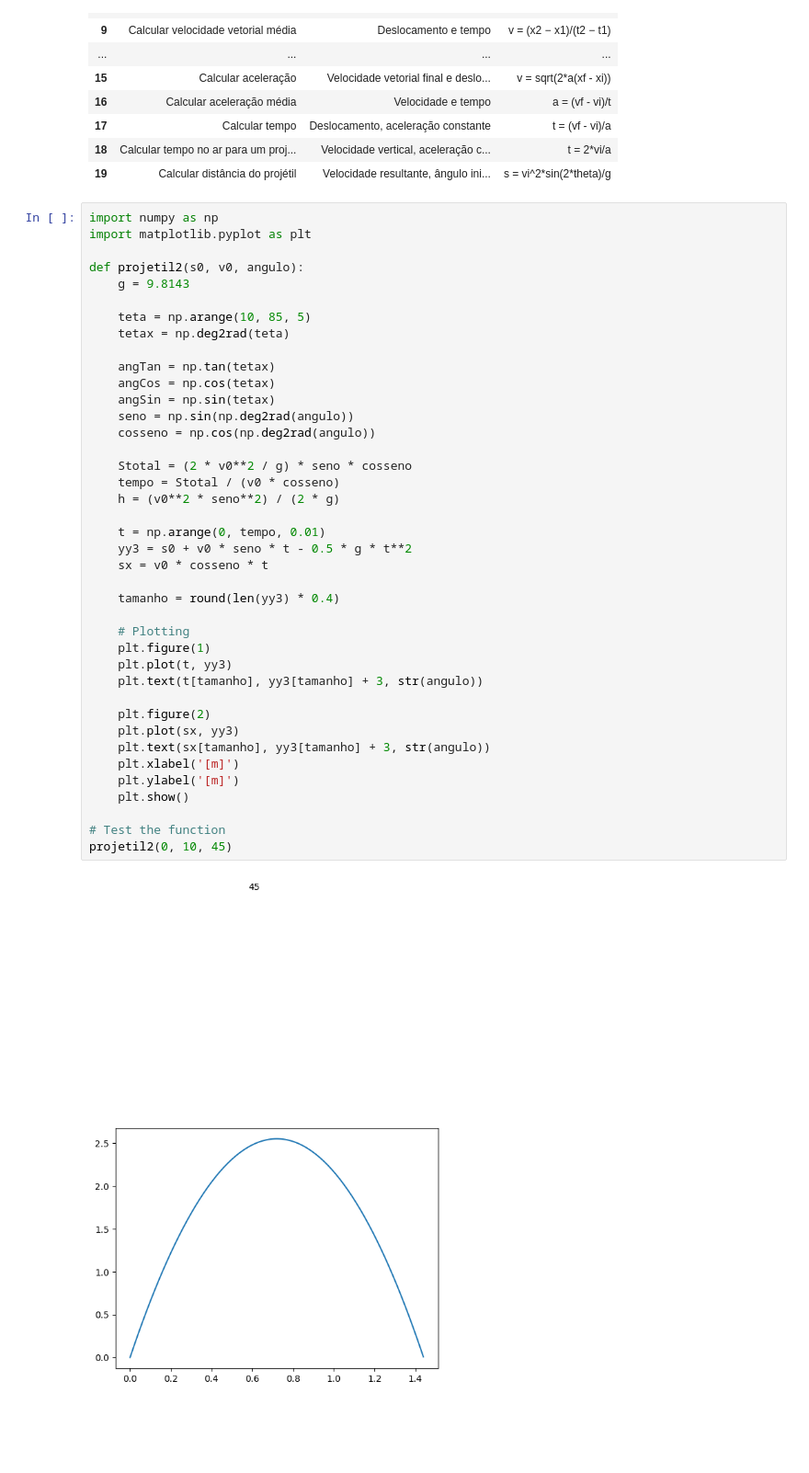
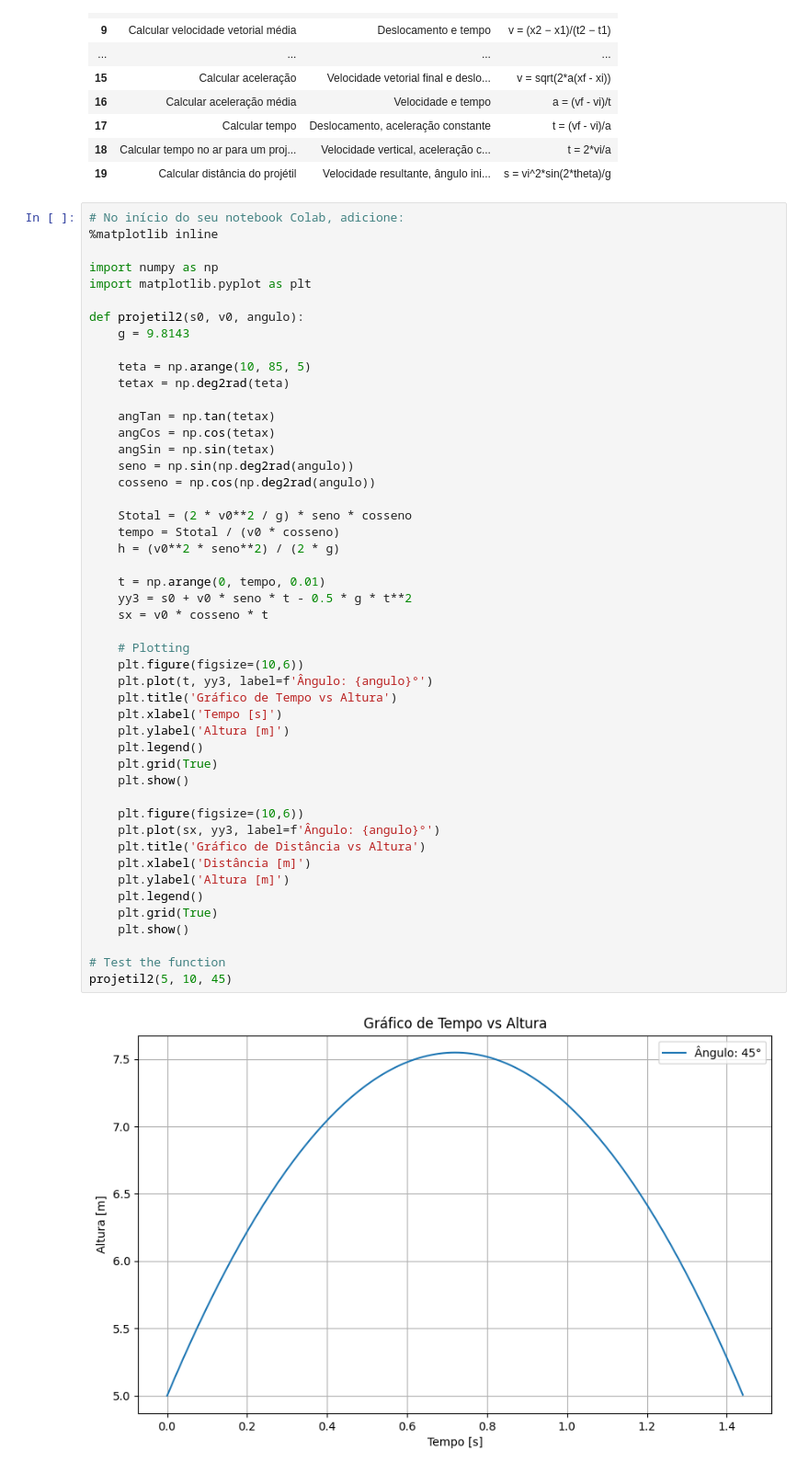
Before and after one commit to paulopreto/REF0022-Biomec-nica2, a Jupyter notebook: Biomecanica2023/cinematica_linear/projetil.ipynb, the cells around one changed output. Shown at 92% size. Drawn from its saved outputs; the diff is of its cells as text; blank space fills up the shorter version.

Commit message:
projetil2

```diff
--- a/Biomecanica2023/cinematica_linear/projetil.ipynb
+++ b/Biomecanica2023/cinematica_linear/projetil.ipynb
@@ -156,44 +156,52 @@ display(df)
 | 18 | Calcular tempo no ar para um proj... | Velocidade vertical, aceleração c... | t = 2*vi/a |
 | 19 | Calcular distância do projétil | Velocidade resultante, ângulo ini... | s = vi^2*sin(2*theta)/g |
 # %%
+# No início do seu notebook Colab, adicione:
+%matplotlib inline
+
 import numpy as np
 import matplotlib.pyplot as plt
 
 def projetil2(s0, v0, angulo):
     g = 9.8143
 
     teta = np.arange(10, 85, 5)
     tetax = np.deg2rad(teta)
 
     angTan = np.tan(tetax)
     angCos = np.cos(tetax)
     angSin = np.sin(tetax)
     seno = np.sin(np.deg2rad(angulo))
     cosseno = np.cos(np.deg2rad(angulo))
 
     Stotal = (2 * v0**2 / g) * seno * cosseno
     tempo = Stotal / (v0 * cosseno)
     h = (v0**2 * seno**2) / (2 * g)
 
     t = np.arange(0, tempo, 0.01)
     yy3 = s0 + v0 * seno * t - 0.5 * g * t**2
     sx = v0 * cosseno * t
 
-    tamanho = round(len(yy3) * 0.4)
+    # Plotting
+    plt.figure(figsize=(10,6))
+    plt.plot(t, yy3, label=f'Ângulo: {angulo}°')
+    plt.title('Gráfico de Tempo vs Altura')
+    plt.xlabel('Tempo [s]')
+    plt.ylabel('Altura [m]')
+    plt.legend()
+    plt.grid(True)
+    plt.show()
 
-    # Plotting
-    plt.figure(1)
-    plt.plot(t, yy3)
-    plt.text(t[tamanho], yy3[tamanho] + 3, str(angulo))
-
-    plt.figure(2)
-    plt.plot(sx, yy3)
-    plt.text(sx[tamanho], yy3[tamanho] + 3, str(angulo))
-    plt.xlabel('[m]')
-    plt.ylabel('[m]')
+    plt.figure(figsize=(10,6))
+    plt.plot(sx, yy3, label=f'Ângulo: {angulo}°')
+    plt.title('Gráfico de Distância vs Altura')
+    plt.xlabel('Distância [m]')
+    plt.ylabel('Altura [m]')
+    plt.legend()
+    plt.grid(True)
     plt.show()
 
 # Test the function
-projetil2(0, 10, 45)
+projetil2(5, 10, 45)
 # %% [output]
-[figure, old version]
+[figure, new version]
```
Also changed, not shown: parts of 1 cell of this notebook.
